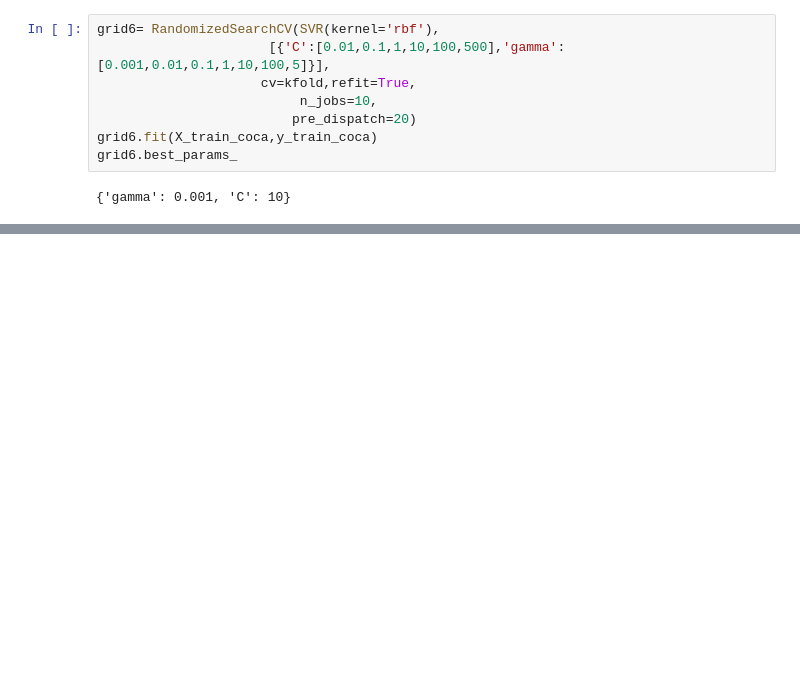
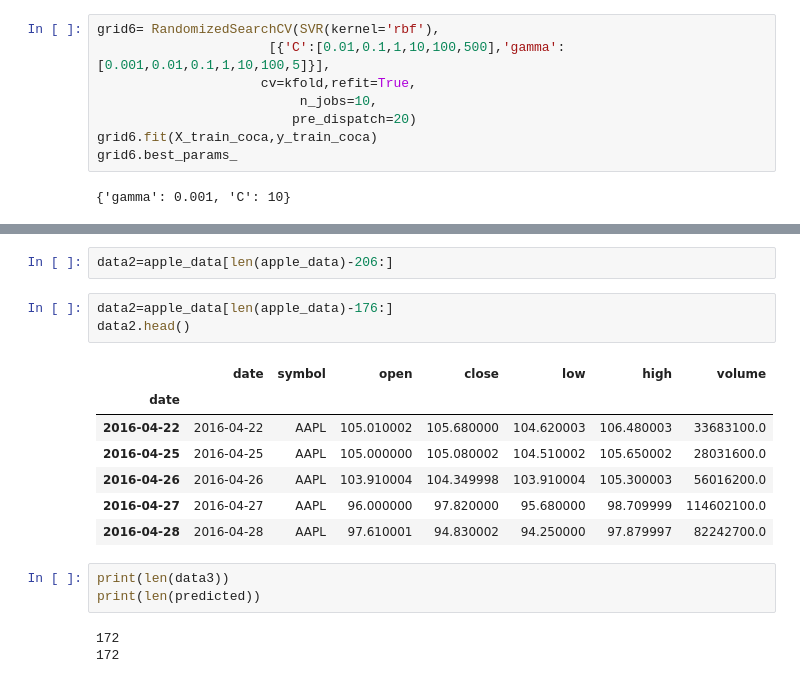
Before and after one commit to GrayMan124/SI_Projekt, a Jupyter notebook: Projekt.ipynb, the cells around one changed output, grey strips where cells are left out. Saved outputs shown, nothing was run; the diff lists cells and outputs as text; blank space fills up the shorter version.

```diff
--- a/Projekt.ipynb
+++ b/Projekt.ipynb
@@ -563,0 +699,19 @@ df
+# %%
+data2=apple_data[len(apple_data)-206:]
+# %%
+data2=apple_data[len(apple_data)-176:]
+data2.head()
+# %% [output]
+|  | date | symbol | open | close | low | high | volume |
+| date |  |  |  |  |  |  |  |
+| 2016-04-22 | 2016-04-22 | AAPL | 105.010002 | 105.680000 | 104.620003 | 106.480003 | 33683100.0 |
+| 2016-04-25 | 2016-04-25 | AAPL | 105.000000 | 105.080002 | 104.510002 | 105.650002 | 28031600.0 |
+| 2016-04-26 | 2016-04-26 | AAPL | 103.910004 | 104.349998 | 103.910004 | 105.300003 | 56016200.0 |
+| 2016-04-27 | 2016-04-27 | AAPL | 96.000000 | 97.820000 | 95.680000 | 98.709999 | 114602100.0 |
+| 2016-04-28 | 2016-04-28 | AAPL | 97.610001 | 94.830002 | 94.250000 | 97.879997 | 82242700.0 |
+# %%
+print(len(data3))
+print(len(predicted))
+# %% [output]
+172
+172
```
Also changed, not shown: parts of 18 cells of this notebook.
